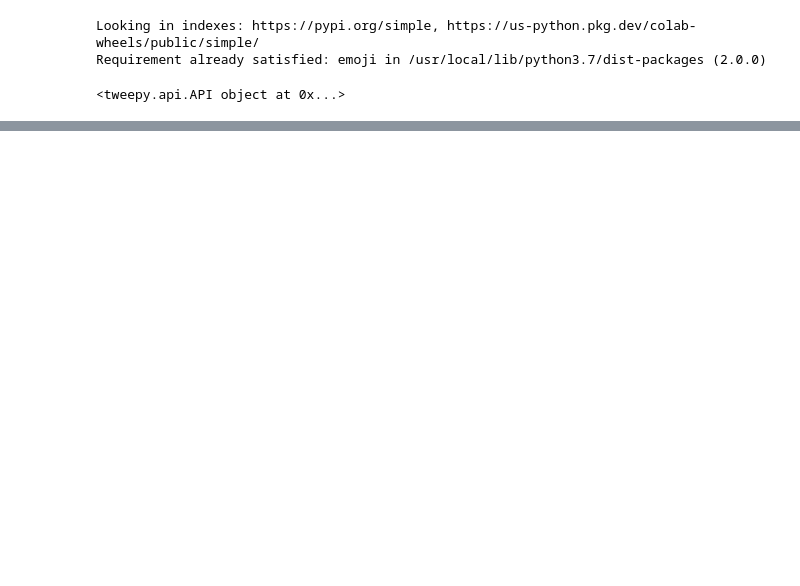
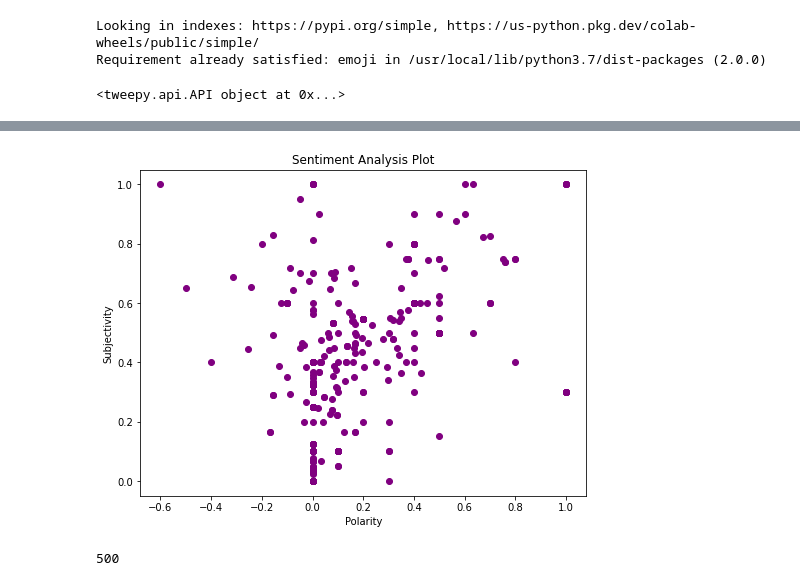
Before and after one commit to saur112/sentiment-Analysis-of-cryptocurrency, a Jupyter notebook: project_file.ipynb, the cells around one changed output, grey strips where cells are left out. Drawn from its saved outputs; the diff is of its cells as text; code cells hidden in the pictures; blank space fills up the shorter version.

```diff
--- a/project_file.ipynb
+++ b/project_file.ipynb
@@ -40,8 +40,8 @@ print(api)
 # %%
 # search='#Ethereum-filter:retweets'
 # search='#viratkohli-filter:retweets'
-search='#Yuzi Chahal-filter:retweets'
-# search='#bitcoin-filter:retweets'
+# search='#Yuzi Chahal-filter:retweets'
+search='#bitcoin-filter:retweets'
 
 t=tweepy.Cursor(api.search,q=search,lang='en',since='2022-04-05',tweet_mode='extended').items(500)
 l=[i.full_text for i in t]
@@ -77,0 +120,13 @@ df.head(10)
+# %%
+# function to get sentiment of tweets
+def getSentiment(tweet):
+  if tweet<0:
+    return "Negative"
+  elif tweet==0:
+    return "Neutral"
+  else:
+    return "Positive"
+# %%
+# Now we are storing the sentiments
+df['Sentiment']=df['polarity'].apply(getSentiment)
+df.head(20)
@@ -77,0 +151,15 @@ df.head(10)
+# %%
+# plotting to show the subjectivity and polarity
+plt.figure(figsize=(8,6))
+for i in range(0,df.shape[0]):
+  plt.scatter(df['polarity'][i],df['subjectivity'][i],color='Purple')
+plt.title('Sentiment Analysis Plot')
+plt.xlabel('Polarity')
+plt.ylabel('Subjectivity')
+plt.show()
+# %% [output]
+[figure, added]
+# %%
+df.shape[0]
+# %% [output]
+500
```
Also changed, not shown: parts of 6 cells of this notebook.
